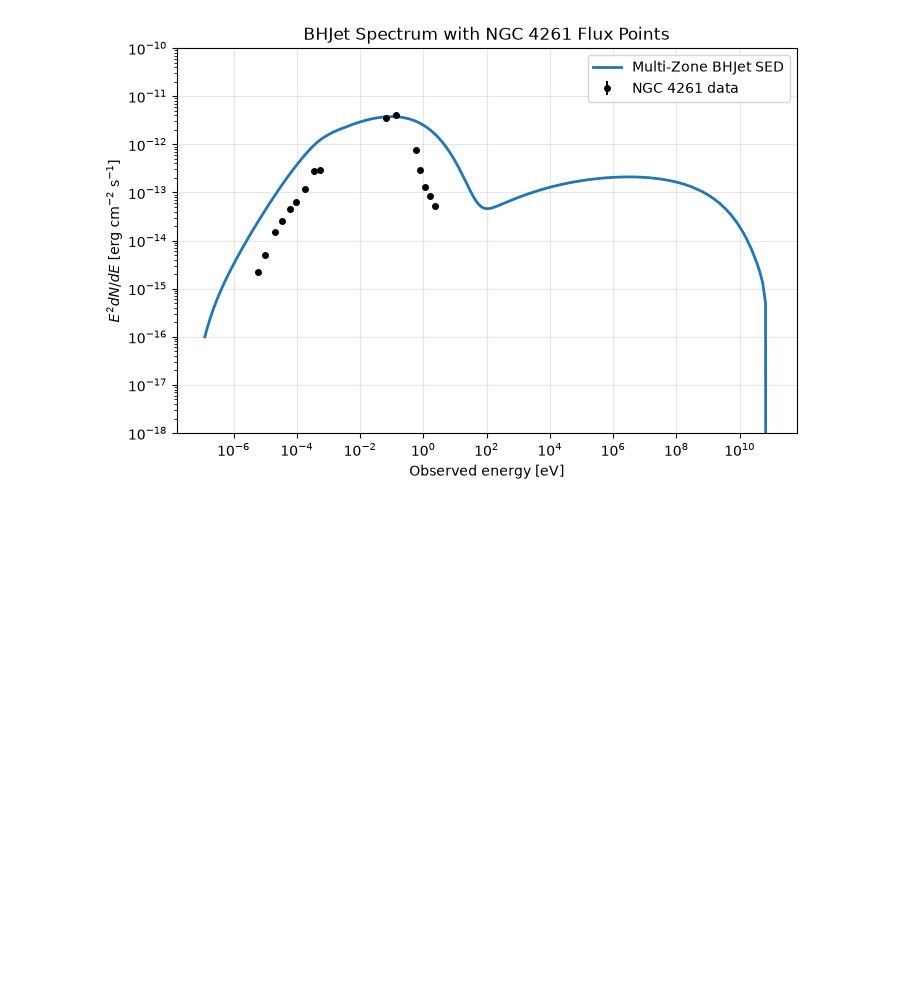
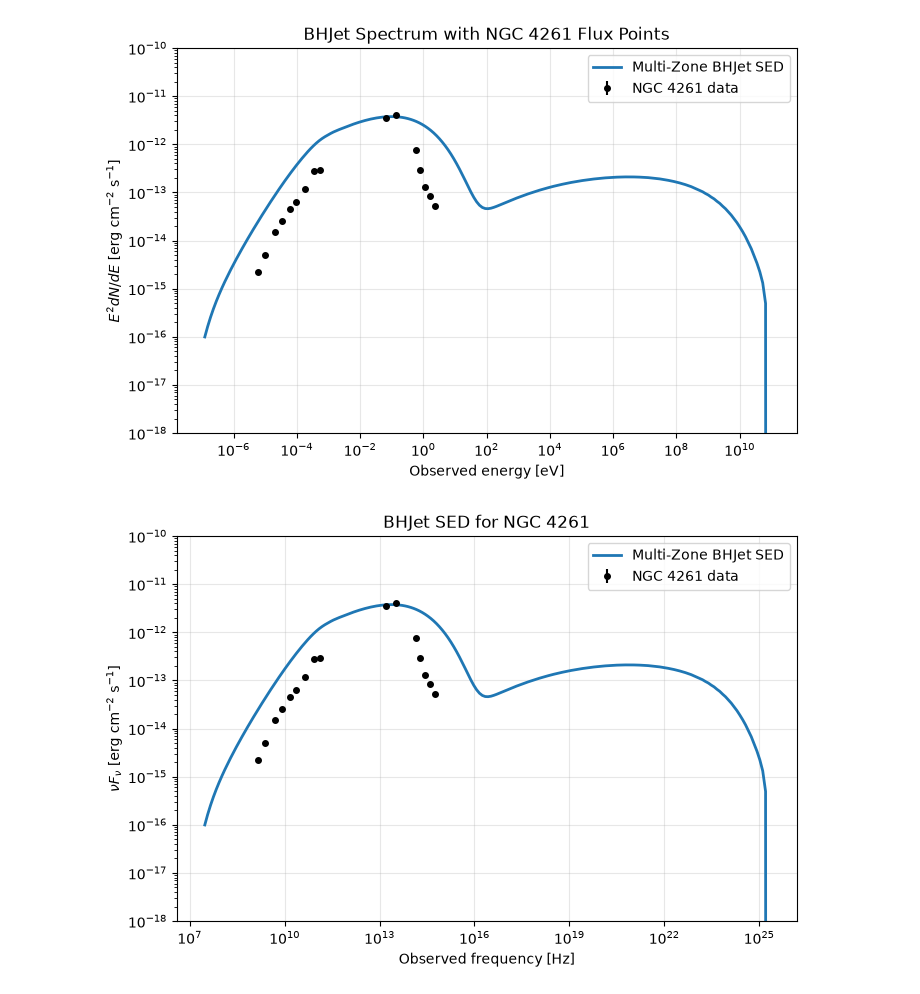
Before and after one commit to rubyduncan/modBHJet, a Jupyter notebook: tutorials/2_source_SED_analysis.ipynb, the cells around one changed output. Cells and saved outputs as stored; diff of their text form; code cells hidden in the pictures; blank space fills up the shorter version.

```diff
--- a/tutorials/2_source_SED_analysis.ipynb
+++ b/tutorials/2_source_SED_analysis.ipynb
@@ -31,13 +31,6 @@ BLACK_HOLE_MASS_SOLAR = 5e8
 ERG_TO_EV = 6.242e11
 EV_TO_ERG = 1.0 / ERG_TO_EV
 
-def plottable_sed(energy_eV, sed):
-    """Return only finite, positive points for a logarithmic SED plot."""
-    energy_eV = np.asarray(energy_eV, dtype=float)
-    sed = np.asarray(sed, dtype=float)
-    mask = np.isfinite(energy_eV) & np.isfinite(sed) & (energy_eV > 0) & (sed > 0)
-    return energy_eV[mask], sed[mask]
-
 repository_root = find_repository_root()
 data_directory = repository_root / 'tutorials' / 'tutorial_data' / SOURCE_DIRECTORY
 data_file = data_directory / f'{SOURCE_DIRECTORY}_dnde.csv'
@@ -246,2 +228,18 @@ ax.legend();
 # %% [output]
 [figure]
+# %%
+data_frequency_hz = data_energy.to_value(u.Hz, equivalencies=u.spectral())
+fit_frequency_hz = (fit_plot_energy * u.eV).to_value(u.Hz, equivalencies=u.spectral())
+
+fig, ax = plt.subplots(figsize=(8, 5))
+ax.errorbar(data_frequency_hz, data_sed.value, yerr=data_sed_error.value,
+            fmt='o', ms=4, color='black', label=f'{SOURCE_NAME} data')
+ax.loglog(fit_frequency_hz, fit_plot_sed, lw=2, label='Multi-Zone BHJet SED')
+ax.set(xscale='log', yscale='log', xlabel='Observed frequency [Hz]',
+       ylabel=r'$\nu F_\nu$ [erg cm$^{-2}$ s$^{-1}$]',
+       title=f'BHJet SED for {SOURCE_NAME}')
+ax.grid(alpha=0.3)
+ax.set_ylim(1e-18, 1e-10)
+ax.legend();
+# %% [output]
+[figure, added]
```
Also changed, not shown: parts of 14 cells of this notebook, 6 other files.
